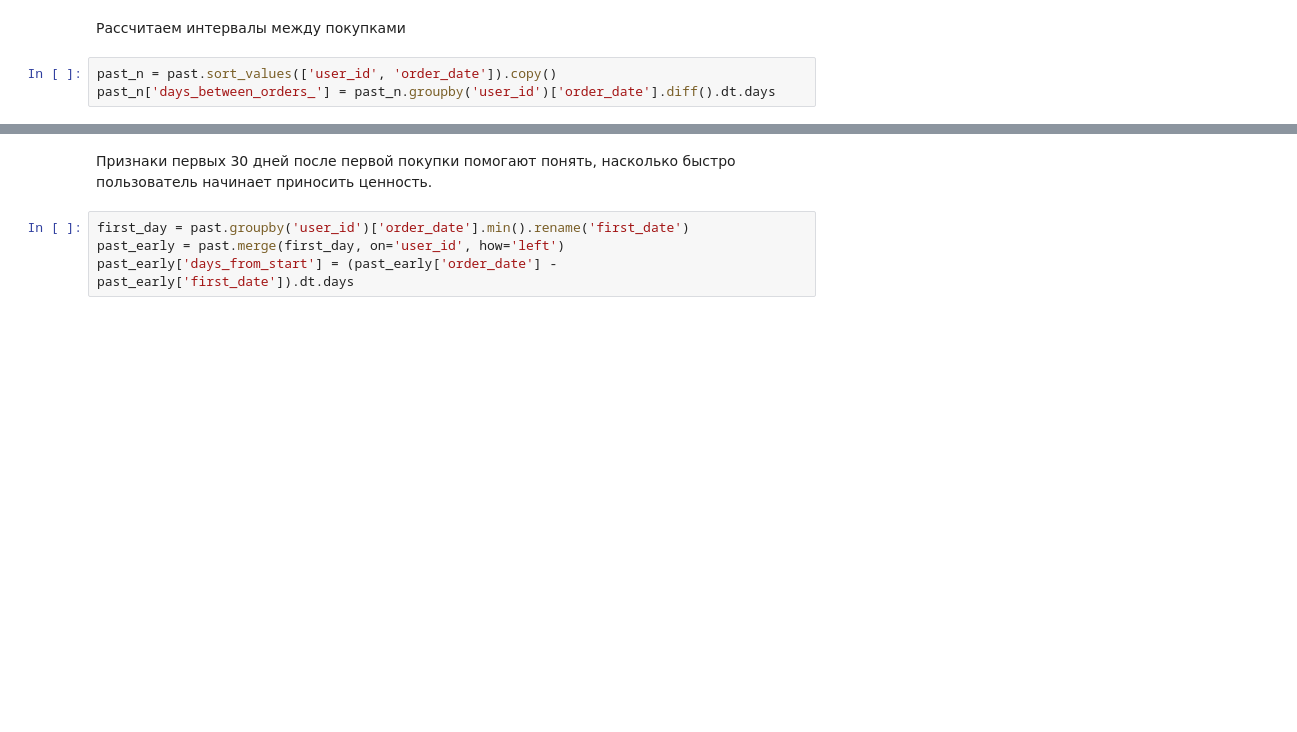
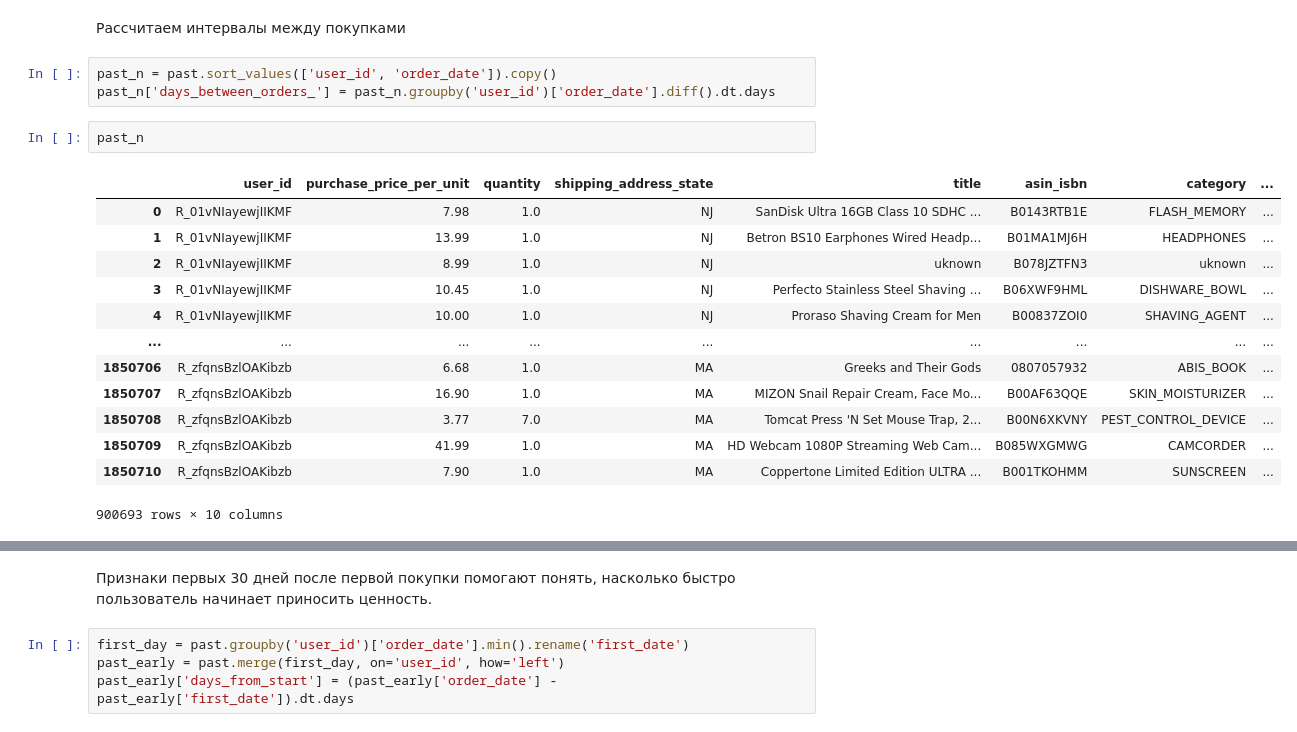
Before and after one commit to arlinrus/vkr, a Jupyter notebook: diplom.ipynb, the cells around one changed output, grey strips where cells are left out. Saved outputs shown, nothing was run; the diff lists cells and outputs as text; blank space fills up the shorter version.

```diff
--- a/diplom.ipynb
+++ b/diplom.ipynb
@@ -338,6 +338,22 @@ Index(['user_id', 'total_revenue', 'num_orders', 'total_quantity',
 # %%
 past_n = past.sort_values(['user_id', 'order_date']).copy()
 past_n['days_between_orders_'] = past_n.groupby('user_id')['order_date'].diff().dt.days
+# %%
+past_n
+# %% [output]
+|  | user_id | purchase_price_per_unit | quantity | shipping_address_state | title | asin_isbn | category | ... |
+| 0 | R_01vNIayewjIIKMF | 7.98 | 1.0 | NJ | SanDisk Ultra 16GB Class 10 SDHC ... | B0143RTB1E | FLASH_MEMORY | ... |
+| 1 | R_01vNIayewjIIKMF | 13.99 | 1.0 | NJ | Betron BS10 Earphones Wired Headp... | B01MA1MJ6H | HEADPHONES | ... |
+| 2 | R_01vNIayewjIIKMF | 8.99 | 1.0 | NJ | uknown | B078JZTFN3 | uknown | ... |
+| 3 | R_01vNIayewjIIKMF | 10.45 | 1.0 | NJ | Perfecto Stainless Steel Shaving ... | B06XWF9HML | DISHWARE_BOWL | ... |
+| 4 | R_01vNIayewjIIKMF | 10.00 | 1.0 | NJ | Proraso Shaving Cream for Men | B00837ZOI0 | SHAVING_AGENT | ... |
+| ... | ... | ... | ... | ... | ... | ... | ... | ... |
+| 1850706 | R_zfqnsBzlOAKibzb | 6.68 | 1.0 | MA | Greeks and Their Gods | 0807057932 | ABIS_BOOK | ... |
+| 1850707 | R_zfqnsBzlOAKibzb | 16.90 | 1.0 | MA | MIZON Snail Repair Cream, Face Mo... | B00AF63QQE | SKIN_MOISTURIZER | ... |
+| 1850708 | R_zfqnsBzlOAKibzb | 3.77 | 7.0 | MA | Tomcat Press 'N Set Mouse Trap, 2... | B00N6XKVNY | PEST_CONTROL_DEVICE | ... |
+| 1850709 | R_zfqnsBzlOAKibzb | 41.99 | 1.0 | MA | HD Webcam 1080P Streaming Web Cam... | B085WXGMWG | CAMCORDER | ... |
+| 1850710 | R_zfqnsBzlOAKibzb | 7.90 | 1.0 | MA | Coppertone Limited Edition ULTRA ... | B001TKOHMM | SUNSCREEN | ... |
+900693 rows × 10 columns
 # %%
 interval_features = past_n.groupby('user_id')['days_between_orders_'].agg(
     avg_days_between_orders='mean',
```
Also changed, not shown: parts of 2 cells of this notebook.
